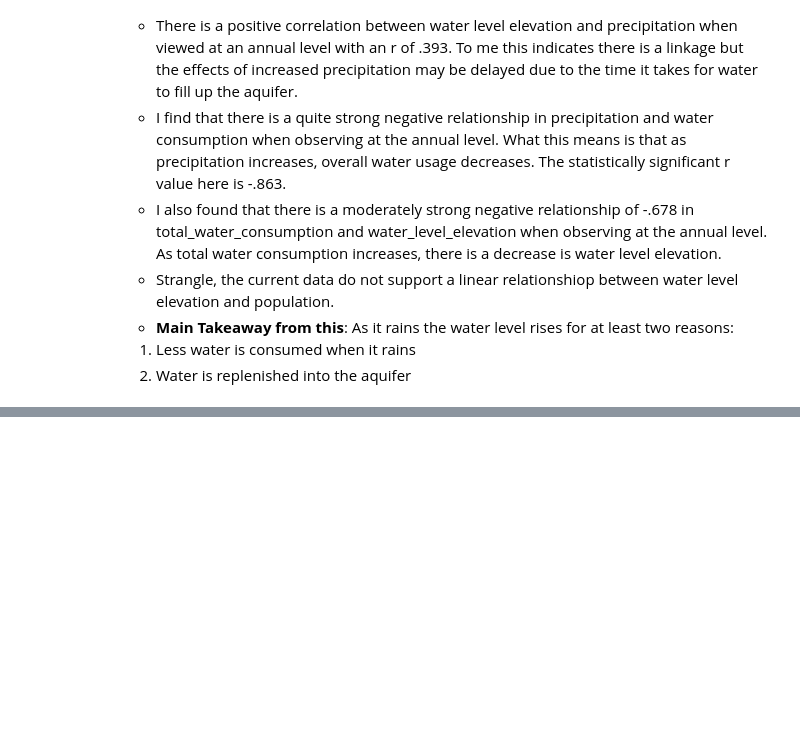
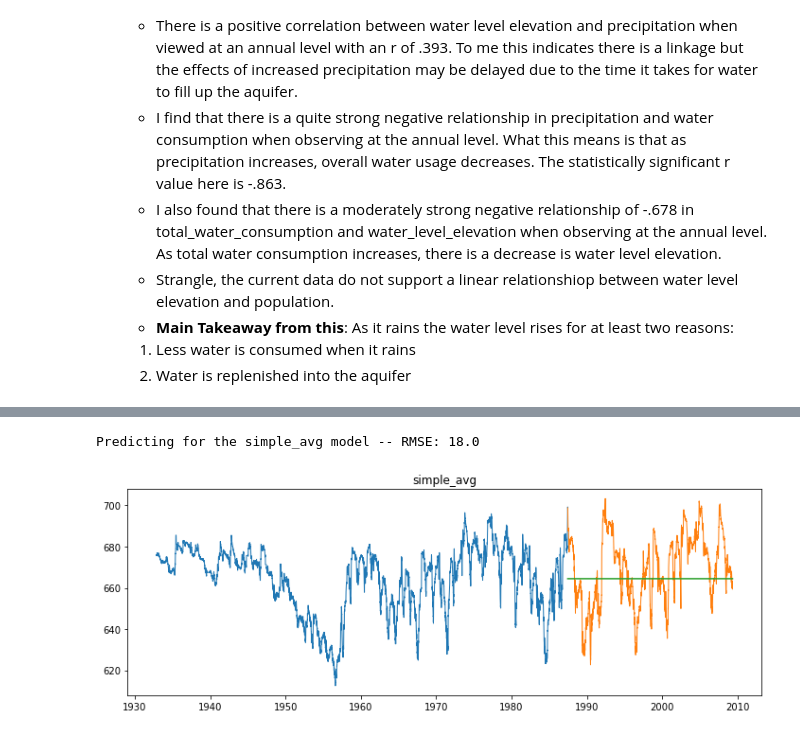
Before and after one commit to AndrewRachuig/edwards_aquifer_project, a Jupyter notebook: final_report_aquifer_project.ipynb, the cells around one changed output, grey strips where cells are left out. Cells and saved outputs as stored; diff of their text form; code cells hidden in the pictures; blank space fills up the shorter version.

Commit message:
Final report modeling through Holts done

```diff
--- a/final_report_aquifer_project.ipynb
+++ b/final_report_aquifer_project.ipynb
@@ -350,0 +356,7 @@ eval_df
+# %%
+# Using the simple average to make predictions and plot out predictions against actual validate values. Then storing
+# the RMSE results in eval_df for comparison with other models later.
+eval_df = model.simple_avg_model(train, validate, eval_df)
+# %% [output]
+Predicting for the simple_avg model -- RMSE: 18.0
+[figure, added]
```
Also changed, not shown: parts of 22 cells of this notebook, 1 other file.
